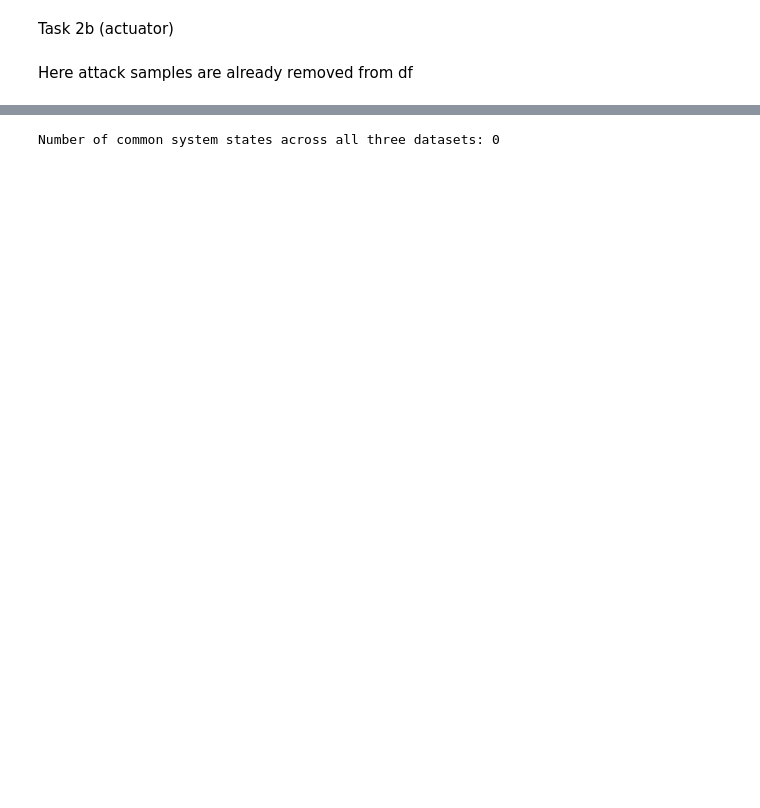
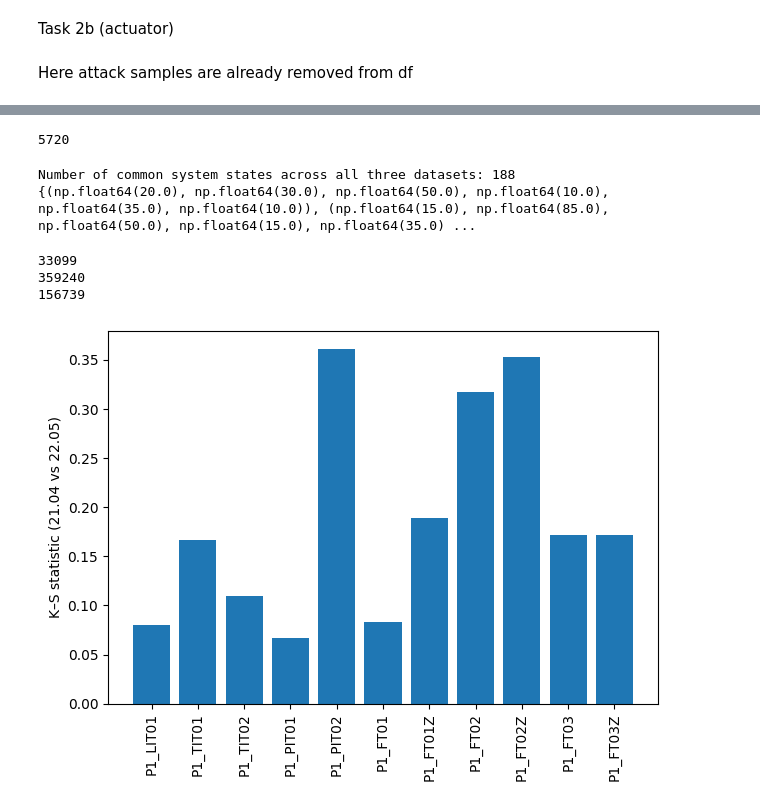
Before and after one commit to AliFaiizan/CyberSecProject, a Jupyter notebook: tasksheet1/task1.ipynb, the cells around one changed output, grey strips where cells are left out. Cells and saved outputs as stored; diff of their text form; code cells hidden in the pictures; blank space fills up the shorter version.

```diff
--- a/tasksheet1/task1.ipynb
+++ b/tasksheet1/task1.ipynb
@@ -190,0 +311,8 @@ df23_actuator = df23[actuators].round(1)
+# %%
+#print(df23_actuator.head())
+#print(df21_actuator.head())
+df21_actuator = quantize_valves(df21_actuator, valves, step=5)
+df22_actuator = quantize_valves(df22_actuator, valves, step=5)
+df23_actuator = quantize_valves(df23_actuator, valves, step=5)
+print(len(df21_actuator))
+print(len(df21))
@@ -199,5 +328,40 @@ NameError: name 'df21_actuator' is not defined
+# %%
+print(len(system_states_21))
+# %% [output]
+5720
 # %%
 common_states = system_states_21 & system_states_22 & system_states_23
 print(f"Number of common system states across all three datasets: {len(common_states)}")
+print(common_states)
 # %% [output]
-Number of common system states across all three datasets: 0
+Number of common system states across all three datasets: 188
+{(np.float64(20.0), np.float64(30.0), np.float64(50.0), np.float64(10.0), np.float64(35.0), np.float64(10.0)), (np.float64(15.0), np.float64(85.0), np.float64(50.0), np.float64(15.0), np.float64(35.0) ...
+# %%
+df21['state_tuple'] = list(map(tuple, df21_actuator.to_numpy()))
+df22['state_tuple'] = list(map(tuple, df22_actuator.to_numpy()))
+df23['state_tuple'] = list(map(tuple, df23_actuator.to_numpy()))
+# %%
+df21_sensor_all = df21[df21['state_tuple'].isin(common_states)][sensors_21_23]
+df22_sensor_all = df22[df22['state_tuple'].isin(common_states)][sensors_21_23]
+df23_sensor_all = df23[df23['state_tuple'].isin(common_states)][sensors_21_23]
+
+print(len(df21_sensor_all))
+print(len(df22_sensor_all))
+print(len(df23_sensor_all))
+# %% [output]
+33099
+359240
+156739
+# %%
+df21_n = z_score_normalize(df21_sensor_all)
+df22_n = z_score_normalize(df22_sensor_all)
+df23_n = z_score_normalize(df23_sensor_all)
+# %%
+s_df21_22 = compare_datasets(df21_n, df22_n)
+plt.bar(range(len(s_df21_22)), list(s_df21_22.values()))
+plt.xticks(range(len(s_df21_22)), list(s_df21_22.keys()), rotation=90)
+plt.ylabel("K–S statistic (21.04 vs 22.05)")
+plt.tight_layout()
+plt.show()
+# %% [output]
+[figure, added]
```
Also changed, not shown: parts of 15 cells of this notebook, 2 other files.
